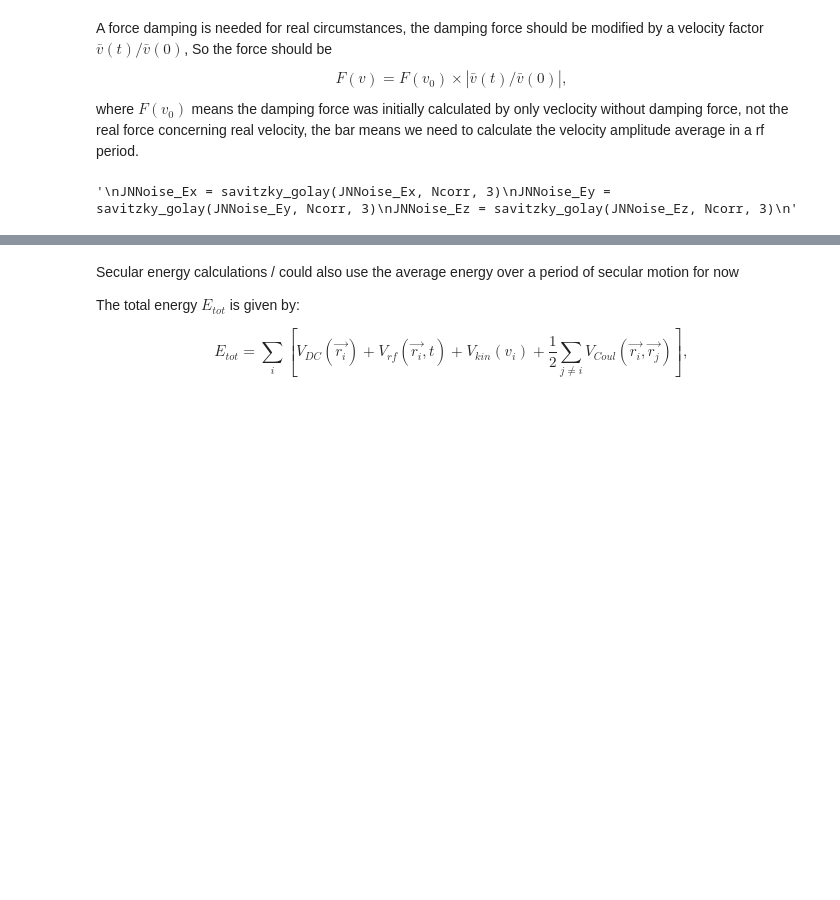
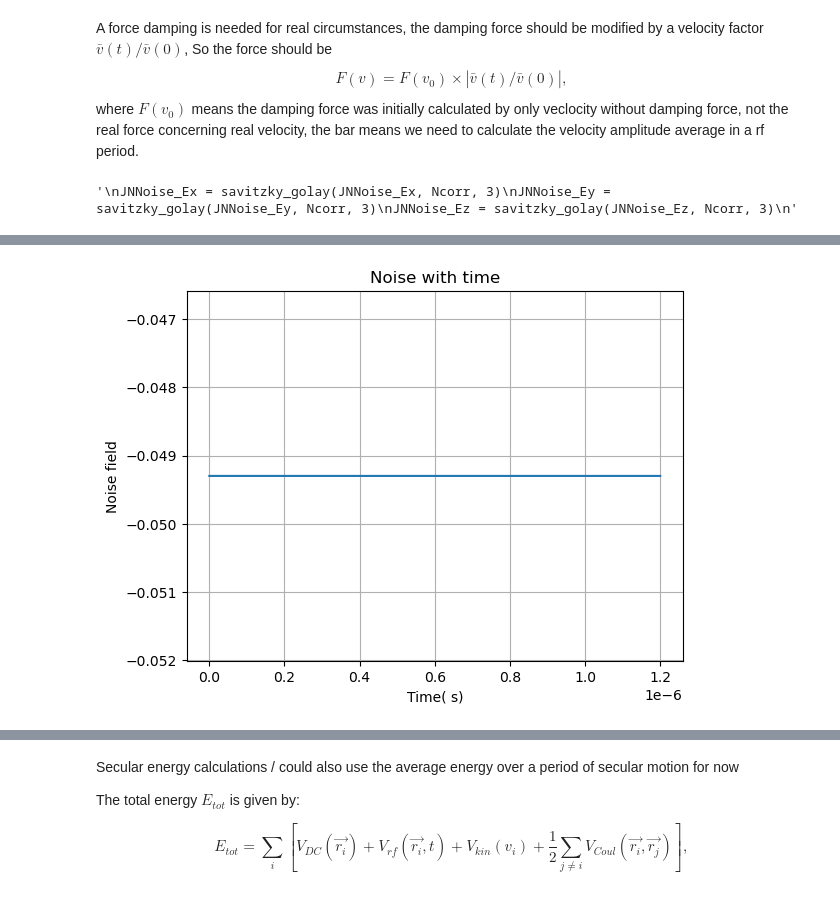
Before and after one commit to yuqian15/electron_micromotion_cooling, a Jupyter notebook: Electron-QIP.ipynb, the cells around one changed output, grey strips where cells are left out. Saved outputs shown, nothing was run; the diff lists cells and outputs as text; code cells hidden in the pictures; blank space fills up the shorter version.

```diff
--- a/Electron-QIP.ipynb
+++ b/Electron-QIP.ipynb
@@ -703 +705,11 @@ temp:0.014571864558742487
 t = 0.0006279999999999981
+# %%
+
+plt.plot(t_eval_init, JNNoise_Ex[:len(t_eval_init)])
+plt.xlabel('Time( s)')
+plt.ylabel('Noise field')
+plt.title('Noise with time')
+plt.grid()
+plt.show()
+# %% [output]
+[figure, added]
```
Also changed, not shown: parts of 11 cells of this notebook.
